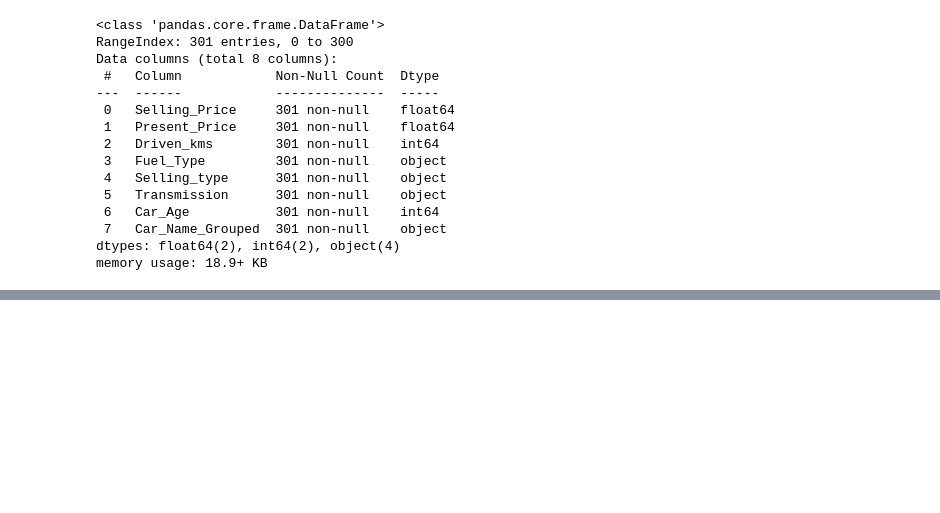
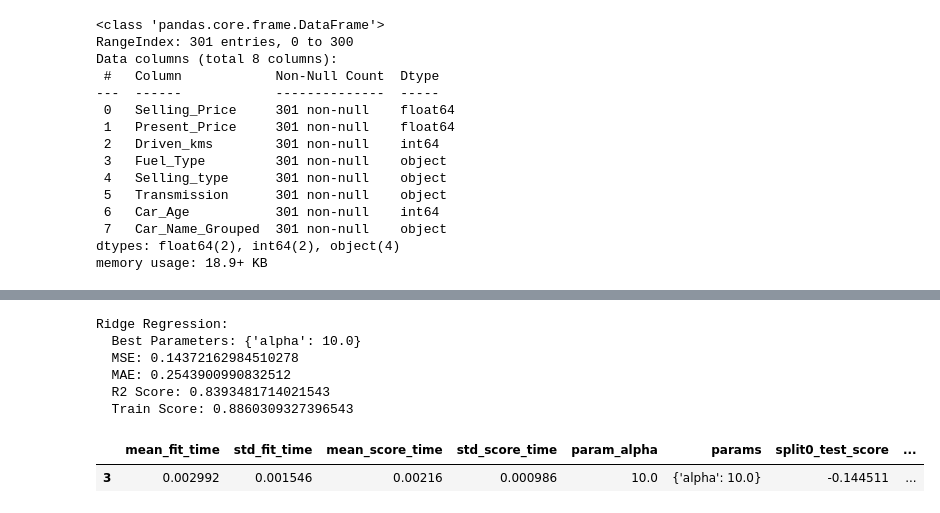
Before and after one commit to Encore-SKN-17/ML_MINI_3TEAM, a Jupyter notebook: ml_car_price_prediction.ipynb, the cells around one changed output, grey strips where cells are left out. Saved outputs shown, nothing was run; the diff lists cells and outputs as text; code cells hidden in the pictures; blank space fills up the shorter version.

```diff
--- a/ml_car_price_prediction.ipynb
+++ b/ml_car_price_prediction.ipynb
@@ -337,17 +329,50 @@ y = df['Selling_Price']
 X_train, X_test, y_train, y_test = train_test_split(X, y, test_size=0.2, random_state=42)
 
 
-# Define a list of regression models to compare with additional hyperparameters
 models = [
     ('Linear Regression', LinearRegression(), {}),
-    ('Ridge Regression', Ridge(), {'regressor__alpha': [0.01, 0.1, 1.0, 10.0, 100.0]}),
-    ('Lasso Regression', Lasso(), {'regressor__alpha': [0.01, 0.1, 1.0, 10.0, 100.0]}),
-    ('Decision Tree', DecisionTreeRegressor(), {'regressor__max_depth': [None, 10, 20, 30], 'regressor__min_samples_split': [2, 5, 10]}),
-    ('Random Forest', RandomForestRegressor(), {'regressor__n_estimators': [50, 100, 200], 'regressor__max_depth': [None, 10, 20], 'regressor__min_samples_split': [2, 5, 10]}),
-    ('Gradient Boosting', GradientBoostingRegressor(), {'regressor__n_estimators': [50, 100, 200], 'regressor__learning_rate': [0.01, 0.1, 0.2], 'regressor__max_depth': [3, 5, 10]}),
-    ('SVR', SVR(), {'regressor__C': [0.1, 1.0, 10.0], 'regressor__kernel': ['linear', 'rbf'], 'regressor__gamma': ['scale', 'auto']}),
-    ('KNN', KNeighborsRegressor(), {'regressor__n_neighbors': [3, 5, 7, 9], 'regressor__weights': ['uniform', 'distance']}),
-    ('XGBoost', XGBRegressor(), {'regressor__n_estimators': [50, 100, 200], 'regressor__learning_rate': [0.01, 0.1, 0.2], 'regressor__max_depth': [3, 5, 10]})
+
+    ('Ridge Regression', Ridge(), {
+        'alpha': [0.01, 0.1, 1.0, 10.0, 100.0]
+    }),
+
+    ('Lasso Regression', Lasso(), {
+        'alpha': [0.01, 0.1, 1.0, 10.0, 100.0]
+    }),
+
+    ('Decision Tree', DecisionTreeRegressor(), {
+        'max_depth': [None, 10, 20, 30],
+        'min_samples_split': [2, 5, 10]
+    }),
+
+    ('Random Forest', RandomForestRegressor(), {
+        'n_estimators': [50, 100, 200],
+        'max_depth': [None, 10, 20],
+        'min_samples_split': [2, 5, 10]
+    }),
+
+    ('Gradient Boosting', GradientBoostingRegressor(), {
+        'n_estimators': [50, 100, 200],
+        'learning_rate': [0.01, 0.1, 0.2],
+        'max_depth': [3, 5, 10]
+    }),
+
+    ('SVR', SVR(), {
+        'C': [0.1, 1.0, 10.0],
+        'kernel': ['linear', 'rbf'],
+        'gamma': ['scale', 'auto']
+    }),
+
+    ('KNN', KNeighborsRegressor(), {
+        'n_neighbors': [3, 5, 7, 9],
+        'weights': ['uniform', 'distance']
+    }),
+
+    ('XGBoost', XGBRegressor(), {
+        'n_estimators': [50, 100, 200],
+        'learning_rate': [0.01, 0.1, 0.2],
+        'max_depth': [3, 5, 10]
+    }),
 ]
 
 # Initialize a list to store model performance
@@ -356,20 +381,21 @@ results = []
 # Loop through each model, train, and evaluate
 for name, model, params in models:
     # Create a pipeline with preprocessor and model
-    pipeline = Pipeline(steps=[
-        ('preprocessor', preprocessor),
-        ('regressor', model)
-    ])
 
     # Use GridSearchCV for hyperparameter tuning
-    grid_search = GridSearchCV(pipeline, param_grid=params, cv=5, scoring='neg_mean_squared_error')
+    grid_search = GridSearchCV(model, param_grid=params, cv=5, scoring='neg_mean_squared_error')
     grid_search.fit(X_train, y_train)
 
     # Evaluate the model
+    train_pred = grid_search.predict(X_train)
+    test_pred = grid_search.predict(X_test)
+    train_score = r2_score(y_train, train_pred)
+    test_score = r2_score(y_test, test_pred)
     y_pred = grid_search.predict(X_test)
     mse = mean_squared_error(y_test, y_pred)
     mae = mean_absolute_error(y_test, y_pred)
     r2 = r2_score(y_test, y_pred)
+    cv_results = grid_search.cv_results_
 
     # Store the results
     results.append({
@@ -377,7 +403,9 @@ for name, model, params in models:
         'Best Parameters': grid_search.best_params_,
         'MSE': mse,
         'MAE': mae,
-        'R2 Score': r2
+        'R2 Score': r2,
+        'train Score': train_score,
+        'K fold CV' : cv_results
     })
 
     print(f"{name}:")
@@ -385,6 +413,10 @@ for name, model, params in models:
     print(f"  MSE: {mse}")
     print(f"  MAE: {mae}")
     print(f"  R2 Score: {r2}")
+    print(f"  Train Score: {train_score}")
+    import pandas as pd
+    cv_df = pd.DataFrame(cv_results)
+    display(cv_df[cv_df['params']== grid_search.best_params_])
     print()
 
 # Convert results to a DataFrame and sort by R2 Score in descending order
@@ -403,3 +435,5 @@ print(f"  Best Parameters: {best_model_result['Best Parameters']}")
 print(f"  MSE: {best_model_result['MSE']}")
 print(f"  MAE: {best_model_result['MAE']}")
 print(f"  R2 Score: {best_model_result['R2 Score']}")
+print(f"  RMSE: {np.sqrt(best_model_result['MSE'])}")
+# %% [output]
@@ -405,0 +448,8 @@ print(f"  R2 Score: {best_model_result['R2 Score']}")
+Ridge Regression:
+  Best Parameters: {'alpha': 10.0}
+  MSE: 0.14372162984510278
+  MAE: 0.2543900990832512
+  R2 Score: 0.8393481714021543
+  Train Score: 0.8860309327396543
+|  | mean_fit_time | std_fit_time | mean_score_time | std_score_time | param_alpha | params | split0_test_score | ... |
+| 3 | 0.002992 | 0.001546 | 0.00216 | 0.000986 | 10.0 | {'alpha': 10.0} | -0.144511 | ... |
```
Also changed, not shown: parts of 3 cells of this notebook.
